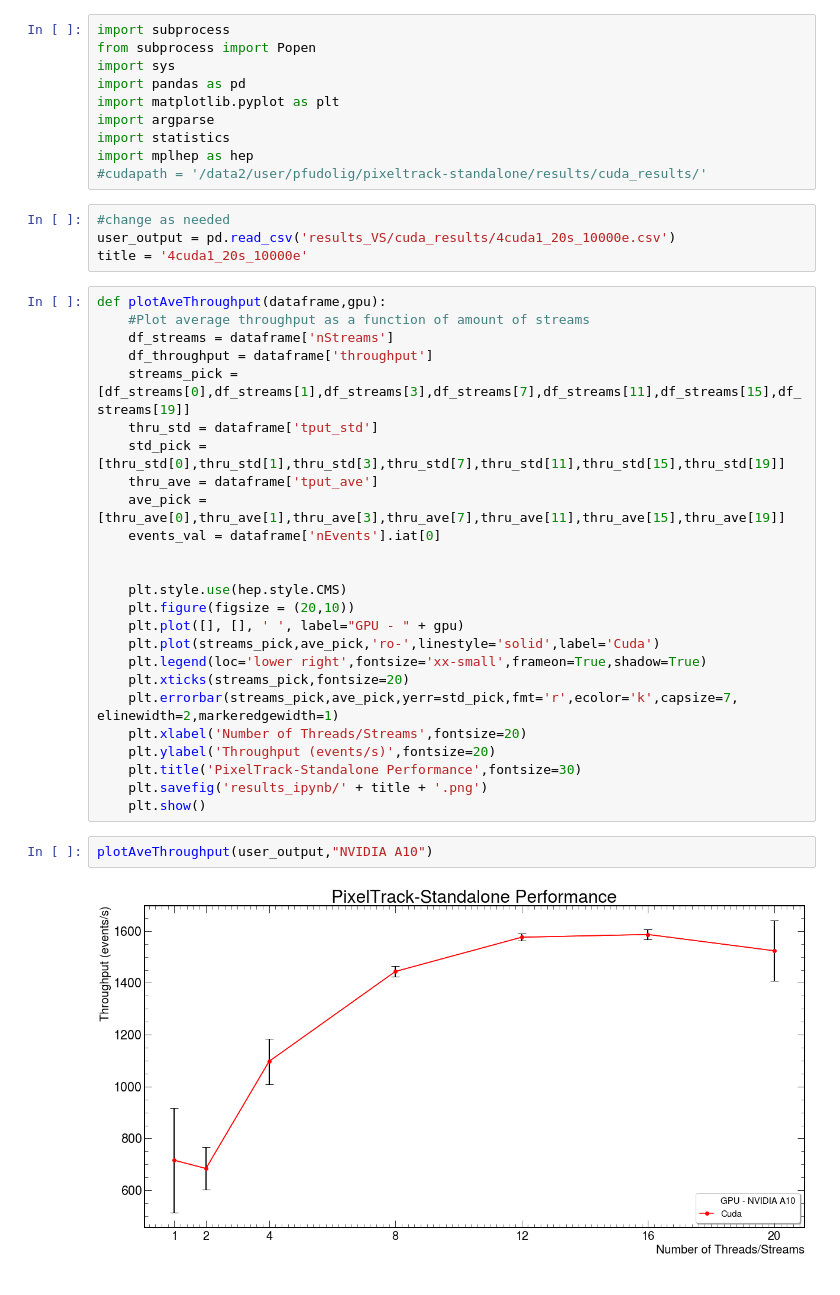
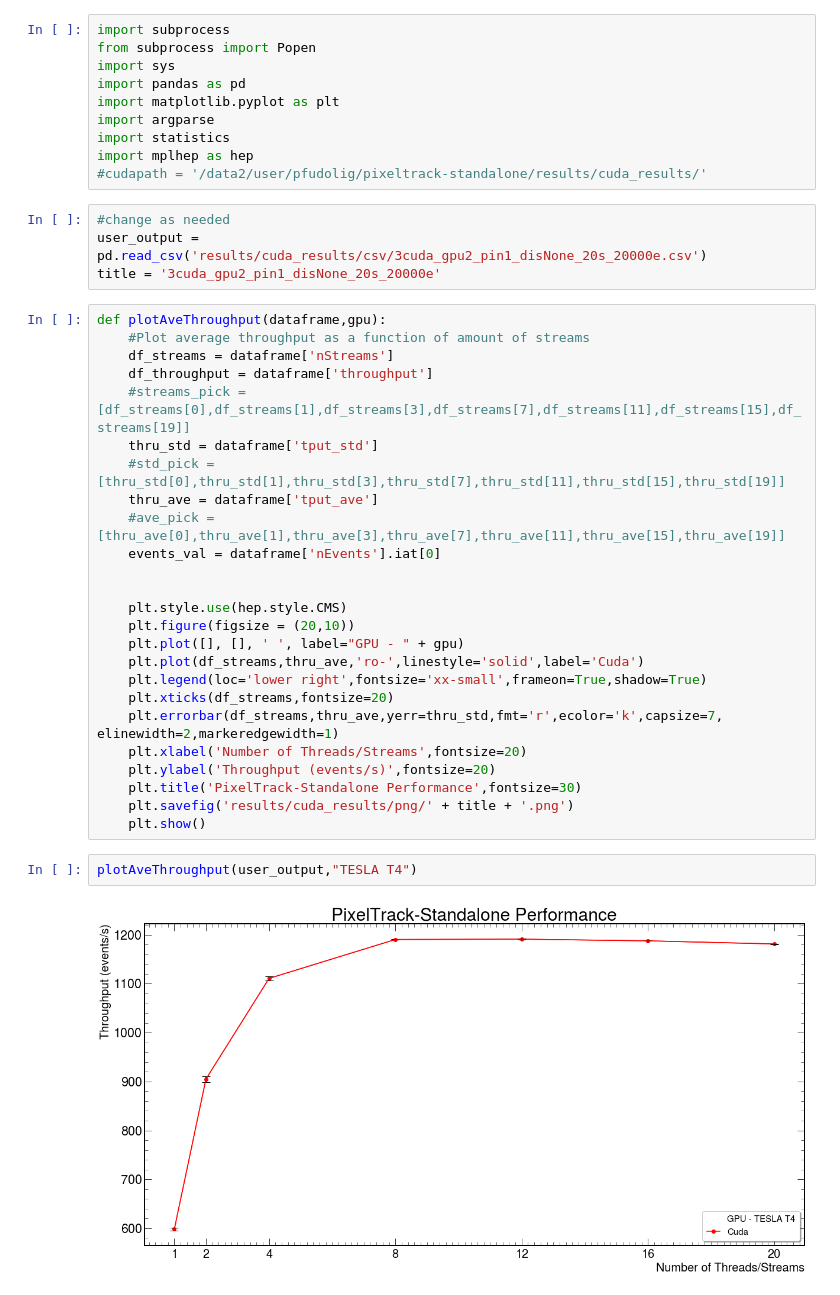
Before and after one commit to pfudolig/pixeltrack-standalone, a Jupyter notebook: plot_cuda.ipynb, the cells around one changed output. Cells and saved outputs as stored; diff of their text form.

```diff
--- a/plot_cuda.ipynb
+++ b/plot_cuda.ipynb
@@ -10,34 +10,34 @@ import mplhep as hep
 #cudapath = '/data2/user/pfudolig/pixeltrack-standalone/results/cuda_results/'
 # %%
 #change as needed
-user_output = pd.read_csv('results_VS/cuda_results/4cuda1_20s_10000e.csv')
-title = '4cuda1_20s_10000e'
+user_output = pd.read_csv('results/cuda_results/csv/3cuda_gpu2_pin1_disNone_20s_20000e.csv')
+title = '3cuda_gpu2_pin1_disNone_20s_20000e'
 # %%
 def plotAveThroughput(dataframe,gpu):
     #Plot average throughput as a function of amount of streams
     df_streams = dataframe['nStreams']
     df_throughput = dataframe['throughput']
-    streams_pick = [df_streams[0],df_streams[1],df_streams[3],df_streams[7],df_streams[11],df_streams[15],df_streams[19]]
+    #streams_pick = [df_streams[0],df_streams[1],df_streams[3],df_streams[7],df_streams[11],df_streams[15],df_streams[19]]
     thru_std = dataframe['tput_std']
-    std_pick = [thru_std[0],thru_std[1],thru_std[3],thru_std[7],thru_std[11],thru_std[15],thru_std[19]]
+    #std_pick = [thru_std[0],thru_std[1],thru_std[3],thru_std[7],thru_std[11],thru_std[15],thru_std[19]]
     thru_ave = dataframe['tput_ave']
-    ave_pick = [thru_ave[0],thru_ave[1],thru_ave[3],thru_ave[7],thru_ave[11],thru_ave[15],thru_ave[19]]
+    #ave_pick = [thru_ave[0],thru_ave[1],thru_ave[3],thru_ave[7],thru_ave[11],thru_ave[15],thru_ave[19]]
     events_val = dataframe['nEvents'].iat[0]
 
 
     plt.style.use(hep.style.CMS)
     plt.figure(figsize = (20,10))
     plt.plot([], [], ' ', label="GPU - " + gpu)
-    plt.plot(streams_pick,ave_pick,'ro-',linestyle='solid',label='Cuda')
+    plt.plot(df_streams,thru_ave,'ro-',linestyle='solid',label='Cuda')
     plt.legend(loc='lower right',fontsize='xx-small',frameon=True,shadow=True)
-    plt.xticks(streams_pick,fontsize=20)
-    plt.errorbar(streams_pick,ave_pick,yerr=std_pick,fmt='r',ecolor='k',capsize=7, elinewidth=2,markeredgewidth=1)
+    plt.xticks(df_streams,fontsize=20)
+    plt.errorbar(df_streams,thru_ave,yerr=thru_std,fmt='r',ecolor='k',capsize=7, elinewidth=2,markeredgewidth=1)
     plt.xlabel('Number of Threads/Streams',fontsize=20)
     plt.ylabel('Throughput (events/s)',fontsize=20)
     plt.title('PixelTrack-Standalone Performance',fontsize=30)
-    plt.savefig('results_ipynb/' + title + '.png')
+    plt.savefig('results/cuda_results/png/' + title + '.png')
     plt.show()
 # %%
-plotAveThroughput(user_output,"NVIDIA A10")
+plotAveThroughput(user_output,"TESLA T4")
 # %% [output]
-[figure, old version]
+[figure, new version]
```
Also changed, not shown: 6 other files.
